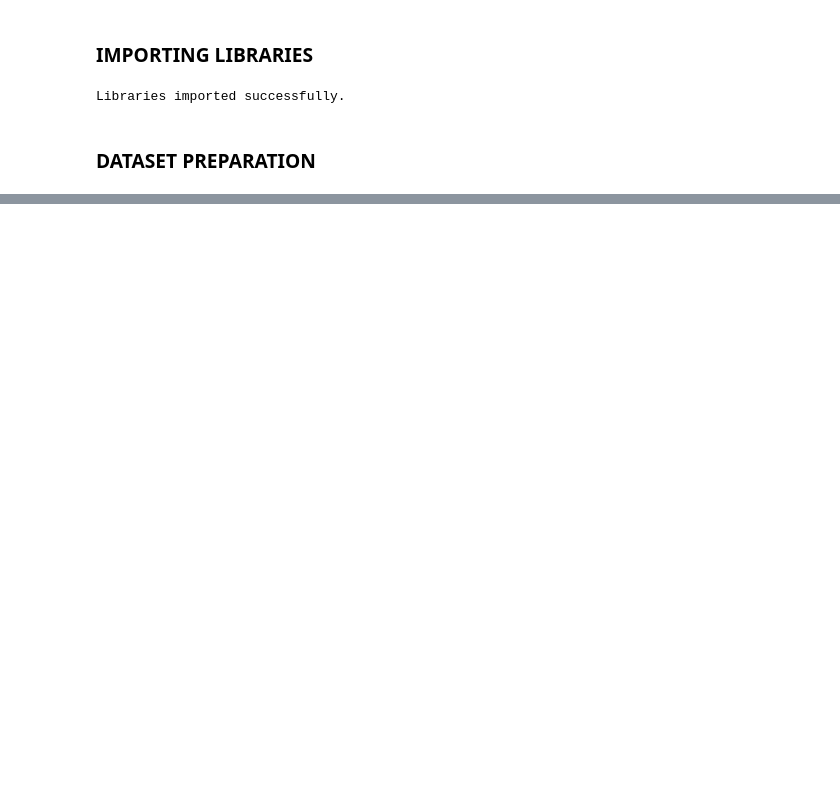
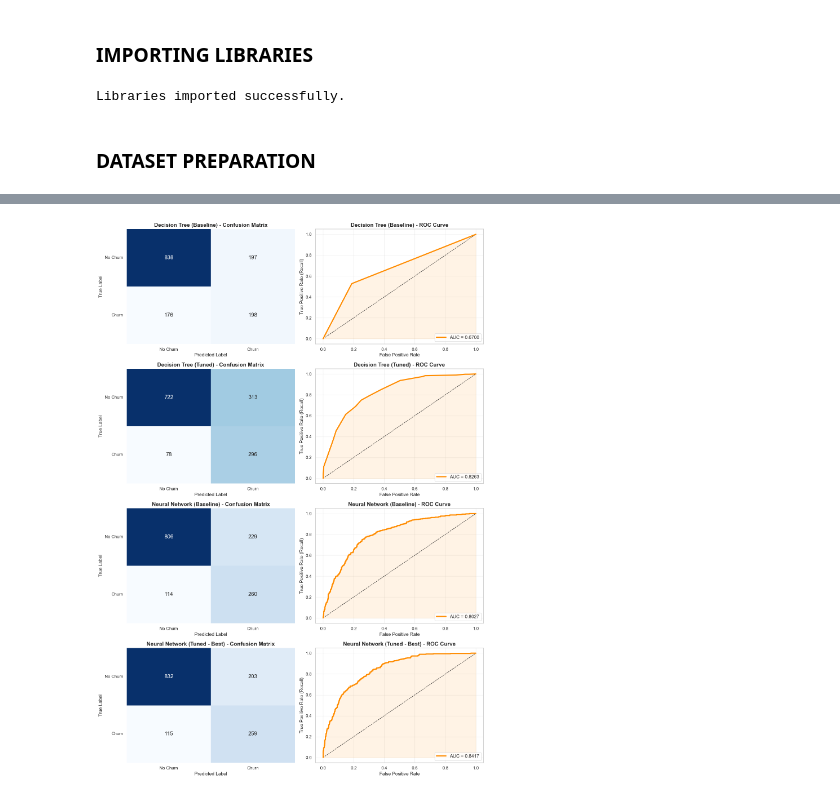
Before and after one commit to Pudamya/CM2604_ML_CW_2425595, a Jupyter notebook: Neural_Network_&_Decision_Tree.ipynb, the cells around one changed output, grey strips where cells are left out. Cells and saved outputs as stored; diff of their text form; code cells hidden in the pictures; blank space fills up the shorter version.

```diff
--- a/Neural_Network_&_Decision_Tree.ipynb
+++ b/Neural_Network_&_Decision_Tree.ipynb
@@ -791,0 +254,18 @@ display(comparison_df)
+# %%
+def build_baseline_nn(input_dim):
+    model = Sequential([
+        Dense(64, activation='relu', input_dim=input_dim),
+        Dense(32, activation='relu'),
+        Dense(1, activation='sigmoid')
+    ])
+    model.compile(optimizer='adam', loss='binary_crossentropy', metrics=['accuracy'])
+    return model
+
+nn_base = build_baseline_nn(X_train_proc.shape[1])
+# Train on SMOTE data for baseline
+nn_base.fit(X_train_sm, y_train_sm, epochs=20, batch_size=64, verbose=0)
+
+y_prob_nn_base = nn_base.predict(X_test_proc).ravel()
+y_pred_nn_base = (y_prob_nn_base > 0.5).astype(int)
+
+metrics_nn_base = evaluate_model(y_test, y_pred_nn_base, y_prob_nn_base, "NN Baseline")
@@ -791,0 +399,71 @@ display(comparison_df)
+# %%
+# Organize model data into a list for easy iteration
+models_data = [
+    {
+        "name": "Decision Tree (Baseline)",
+        "y_pred": y_pred_dt,
+        "y_prob": y_prob_dt
+    },
+    {
+        "name": "Decision Tree (Tuned)",
+        "y_pred": y_pred_dt_tuned,
+        "y_prob": y_prob_dt_tuned
+    },
+    {
+        "name": "Neural Network (Baseline)",
+        "y_pred": y_pred_nn_base,
+        "y_prob": y_prob_nn_base
+    },
+    {
+        "name": "Neural Network (Tuned - Best)",
+        "y_pred": y_pred_nn_tuned,
+        "y_prob": y_prob_nn_tuned
+    }
+]
+
+# Setup the Subplots
+n_models = len(models_data)
+fig, axes = plt.subplots(nrows=n_models, ncols=2, figsize=(14, 20))
+
+# Loop through each model and plot
+for i, data in enumerate(models_data):
+    name = data["name"]
+    pred = data["y_pred"]
+    prob = data["y_prob"]
+
+    # LEFT PLOT: Confusion Matrix
+    ax_cm = axes[i, 0]
+    cm = confusion_matrix(y_test, pred)
+
+    sns.heatmap(cm, annot=True, fmt='d', cmap='Blues', cbar=False,
+                ax=ax_cm, annot_kws={"size": 14})
+
+    ax_cm.set_title(f"{name} - Confusion Matrix", fontsize=14, fontweight='bold')
+    ax_cm.set_xlabel("Predicted Label")
+    ax_cm.set_ylabel("True Label")
+    ax_cm.set_xticklabels(["No Churn", "Churn"])
+    ax_cm.set_yticklabels(["No Churn", "Churn"], rotation=0)
+
+    # RIGHT PLOT: ROC Curve
+    ax_roc = axes[i, 1]
+    fpr, tpr, _ = roc_curve(y_test, prob)
+    roc_auc = auc(fpr, tpr)
+
+    # Plot random guess line
+    ax_roc.plot([0, 1], [0, 1], 'k--', lw=1)
+    # Plot model ROC
+    ax_roc.plot(fpr, tpr, color='darkorange', lw=3, label=f'AUC = {roc_auc:.4f}')
+
+    # Fill area under curve for visual impact
+    ax_roc.fill_between(fpr, tpr, alpha=0.1, color='darkorange')
+
+    ax_roc.set_title(f"{name} - ROC Curve", fontsize=14, fontweight='bold')
+    ax_roc.set_xlabel("False Positive Rate")
+    ax_roc.set_ylabel("True Positive Rate (Recall)")
+    ax_roc.legend(loc="lower right", fontsize=12)
+    ax_roc.grid(True, alpha=0.3)
+
+plt.tight_layout()
+plt.show()
+# %% [output]
+[figure, added]
```
Also changed, not shown: parts of 52 cells of this notebook.
